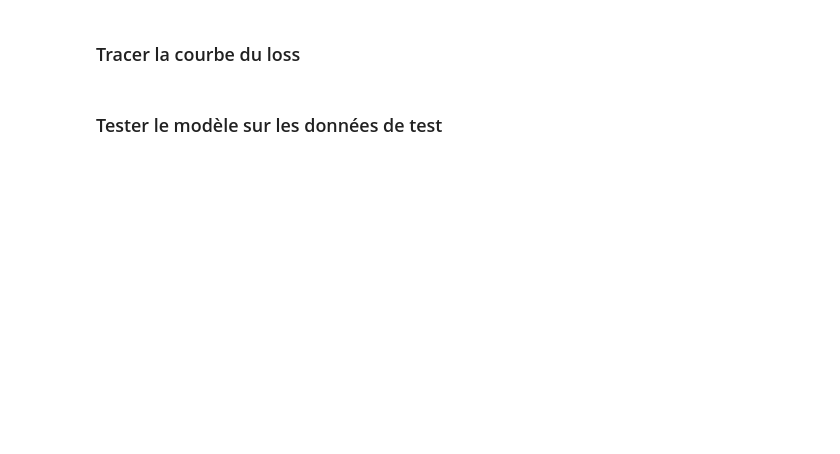
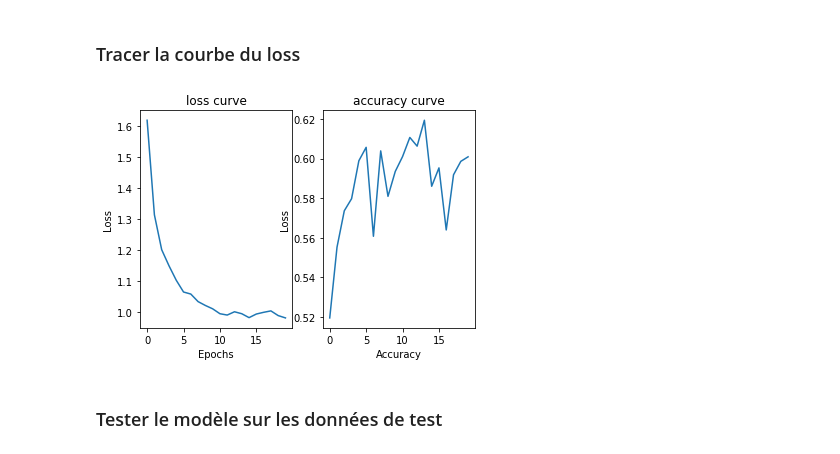
Before and after one commit to mchelali/ImageClassificationWithDeepLearning, a Jupyter notebook: Image Classification.ipynb, the cells around one changed output. Cells and saved outputs as stored; diff of their text form; code cells hidden in the pictures; blank space fills up the shorter version.

```diff
--- a/Image Classification.ipynb
+++ b/Image Classification.ipynb
@@ -91,7 +91,7 @@ testset = torchvision.datasets.CIFAR10(root='./data', train=False, download=True
 # * On va creer 2 modules : un pour le TRAIN et un pour le TEST          #
 ##########################################################################
 
-trainloader = torch.utils.data.DataLoader(trainset, batch_size=4, shuffle=True, num_workers=2)
-testloader = torch.utils.data.DataLoader(testset, batch_size=4, shuffle=False, num_workers=2)
+trainloader = torch.utils.data.DataLoader(trainset, batch_size=16, shuffle=True, num_workers=2)
+testloader = torch.utils.data.DataLoader(testset, batch_size=16, shuffle=False, num_workers=2)
 
 classes = ['plane', 'car', 'bird', 'cat', 'deer', 'dog', 'frog', 'horse', 'ship', 'truck']
@@ -130,17 +136,17 @@ import torch.nn.functional as F
 class Net(nn.Module):
     def __init__(self):
         super(Net, self).__init__()
-        self.conv1 = nn.Conv2d(in_channels=3, out_channels=6, kernel_size=5)
+        self.conv1 = nn.Conv2d(in_channels=3, out_channels=10, kernel_size=5)
         self.pool = nn.MaxPool2d(kernel_size=2, stride=2)
-        self.conv2 = nn.Conv2d(in_channels=6, out_channels=16, kernel_size=5)
-        self.fc1 = nn.Linear(in_features=16 * 5 * 5, out_features=120)
+        self.conv2 = nn.Conv2d(in_channels=10, out_channels=20, kernel_size=5)
+        self.fc1 = nn.Linear(in_features=20 * 5 * 5, out_features=120)
         self.fc2 = nn.Linear(in_features=120, out_features=84)
         self.fc3 = nn.Linear(in_features=84, out_features=10)
 
     def forward(self, x):
         x = self.pool(F.relu(self.conv1(x)))
         x = self.pool(F.relu(self.conv2(x)))
-        x = x.view(-1, 16 * 5 * 5) #flattening
+        x = x.view(-1, 20 * 5 * 5) #flattening
         x = F.relu(self.fc1(x))
         x = F.relu(self.fc2(x))
         x = self.fc3(x)
@@ -157,7 +172,7 @@ Exemple ici : Classification Cross-Entropy loss et SGD avec momentum.
 import torch.optim as optim
 
 criterion = nn.CrossEntropyLoss()
-optimizer = optim.SGD(net.parameters(), lr=0.001, momentum=0.9)
+optimizer = optim.SGD(net.parameters(), lr=0.01, momentum=0.9)
 # %% [markdown]
 ### Entraînement du reseau
 # %%
@@ -165,8 +180,9 @@ optimizer = optim.SGD(net.parameters(), lr=0.001, momentum=0.9)
 #   * Fixer les paramètres de l'entraînement   #
 ###############################################
 
-nb_epoch = 10 # Le nombre d'epoch
+nb_epoch = 20 # Le nombre d'epoch
 loss_list = [] # liste qui va contenir la valeur du loss a chaque epoch
+accuracy_list = []
 for epoch in range(nb_epoch):  # loop over the dataset multiple times
 
     running_loss = 0.0
@@ -191,7 +207,20 @@ for epoch in range(nb_epoch):  # loop over the dataset multiple times
 
     running_loss = running_loss / nb_data
     loss_list.append(running_loss)
-    print("Epoch ", epoch, "; train loss = ", running_loss)
+
+    correct = 0.
+    total = 0.
+    with torch.no_grad():
+        for data in testloader:
+            images, labels = data
+            outputs = net(images)
+            _, predicted = torch.max(outputs.data, 1)
+            total += labels.size(0)
+            correct += (predicted == labels).sum().item()
+
+    accuracy_list.append(correct / total)
+
+    print("Epoch ", epoch, "; train loss = ", running_loss, "; accuracy = ", correct / total)
 
 torch.save({
                 'nb_epoch': nb_epoch,
@@ -203,12 +250,24 @@ print('Finished Training and save the model as `modelNN.pth`')
 # %% [markdown]
 ### Tracer la courbe du loss
 # %%
+plt.subplot(1,2,1)
 plt.plot(range(len(loss_list)), loss_list)
 
 plt.xlabel("Epochs")
 plt.ylabel("Loss")
+plt.title("loss curve")
+
+plt.subplot(1,2,2)
+plt.plot(range(len(accuracy_list)), accuracy_list)
+
+plt.xlabel("Accuracy")
+plt.ylabel("Loss")
+plt.title("accuracy curve")
+
 
 plt.show()
+# %% [output]
+[figure, added]
 # %% [markdown]
 ### Tester le modèle sur les données de test
 # %%
```
Also changed, not shown: parts of 7 cells of this notebook, 4 other files.
